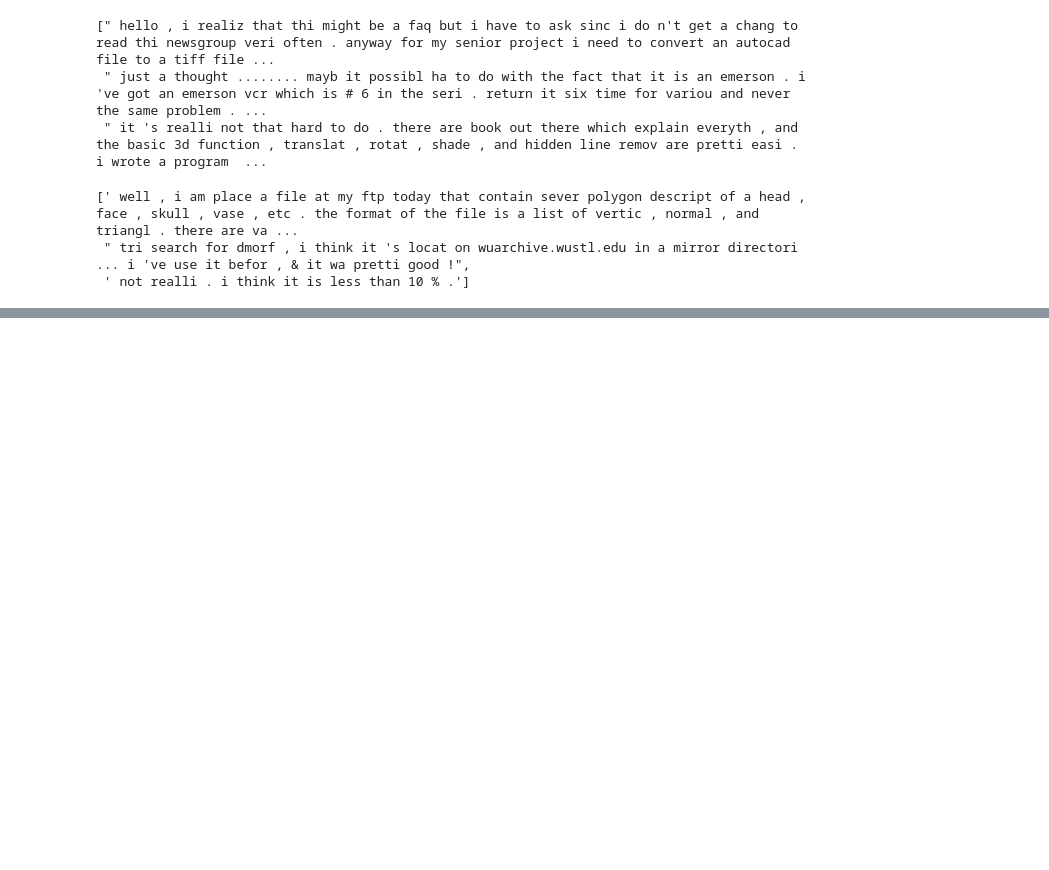
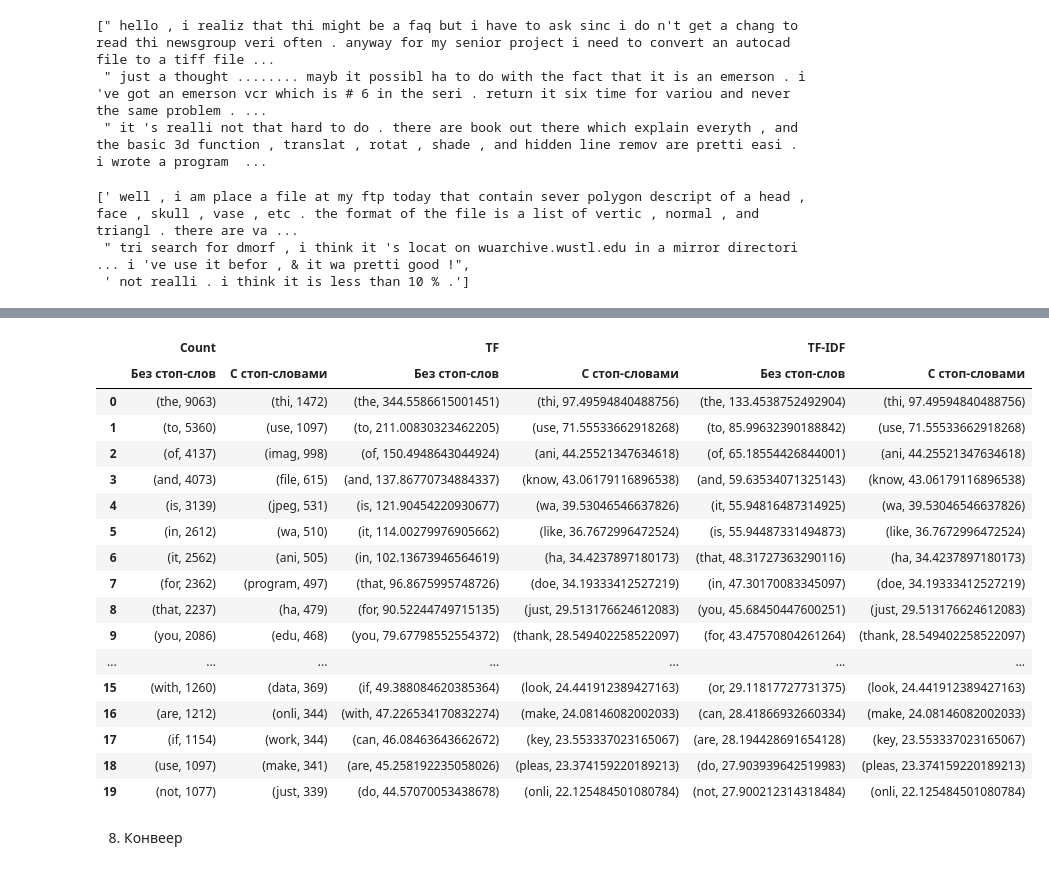
Before and after one commit to ruslooob/expert-systems, a Jupyter notebook: notebooks/2_lab.ipynb, the cells around one changed output, grey strips where cells are left out. Cells and saved outputs as stored; diff of their text form; code cells hidden in the pictures; blank space fills up the shorter version.

```diff
--- a/notebooks/2_lab.ipynb
+++ b/notebooks/2_lab.ipynb
@@ -585,0 +728,6 @@ None
+# %%
+vect = CountVectorizer(max_features=10000, stop_words='english')
+dtm = vect.fit_transform(test_tokenized)
+count_column_stem_stop_test = get_20_freq_words(vect, dtm)
+df_test_stem['Count', 'С стоп-словами'] = count_column_stem_stop_test
+count_column_stem_stop_test
@@ -585,0 +791,11 @@ None
+# %%
+vectorizer = CountVectorizer(max_features=10000, stop_words='english')
+dtm = vectorizer.fit_transform(test_tokenized)
+tfidf = TfidfTransformer(use_idf=False).fit_transform(dtm)
+
+feature_names = vectorizer.get_feature_names_out()
+tfidf_values = tfidf.toarray().sum(axis=0)
+
+tf_column_stem_stop_test = get_20_freq_words_idf(feature_names, tfidf_values)
+df_test_stem['TF', 'С стоп-словами'] = tf_column_stem_stop_test
+tf_column_stem_stop_test
@@ -585,0 +825,11 @@ None
+# %%
+vectorizer = CountVectorizer(max_features=10000)
+dtm = vectorizer.fit_transform(test_tokenized)
+tfidf = TfidfTransformer(use_idf=True).fit_transform(dtm)
+
+feature_names = vectorizer.get_feature_names_out()
+tfidf_values = tfidf.toarray().sum(axis=0)
+
+tf_idf_column_stem_test = get_20_freq_words_idf(feature_names, tfidf_values)
+df_test_stem['TF-IDF', 'Без стоп-слов'] = tf_idf_column_stem_test
+tf_idf_column_stem_test
@@ -585,0 +859,11 @@ None
+# %%
+vectorizer = CountVectorizer(max_features=10000, stop_words='english')
+dtm = vectorizer.fit_transform(test_tokenized)
+tfidf = TfidfTransformer(use_idf=False).fit_transform(dtm)
+
+feature_names = vectorizer.get_feature_names_out()
+tfidf_values = tfidf.toarray().sum(axis=0)
+
+tf_idf_column_stem_stop_test = get_20_freq_words_idf(feature_names, tfidf_values)
+df_test_stem['TF-IDF', 'С стоп-словами'] = tf_idf_column_stem_stop_test
+tf_idf_column_stem_stop_test
@@ -585,0 +954,21 @@ None
+# %%
+df_test_stem
+# %% [output]
+|  | Count |  | TF |  | TF-IDF |  |
+|  | Без стоп-слов | С стоп-словами | Без стоп-слов | С стоп-словами | Без стоп-слов | С стоп-словами |
+| 0 | (the, 9063) | (thi, 1472) | (the, 344.5586615001451) | (thi, 97.49594840488756) | (the, 133.4538752492904) | (thi, 97.49594840488756) |
+| 1 | (to, 5360) | (use, 1097) | (to, 211.00830323462205) | (use, 71.55533662918268) | (to, 85.99632390188842) | (use, 71.55533662918268) |
+| 2 | (of, 4137) | (imag, 998) | (of, 150.4948643044924) | (ani, 44.25521347634618) | (of, 65.18554426844001) | (ani, 44.25521347634618) |
+| 3 | (and, 4073) | (file, 615) | (and, 137.86770734884337) | (know, 43.06179116896538) | (and, 59.63534071325143) | (know, 43.06179116896538) |
+| 4 | (is, 3139) | (jpeg, 531) | (is, 121.90454220930677) | (wa, 39.53046546637826) | (it, 55.94816487314925) | (wa, 39.53046546637826) |
+| 5 | (in, 2612) | (wa, 510) | (it, 114.00279976905662) | (like, 36.7672996472524) | (is, 55.94487331494873) | (like, 36.7672996472524) |
+| 6 | (it, 2562) | (ani, 505) | (in, 102.13673946564619) | (ha, 34.4237897180173) | (that, 48.31727363290116) | (ha, 34.4237897180173) |
+| 7 | (for, 2362) | (program, 497) | (that, 96.8675995748726) | (doe, 34.19333412527219) | (in, 47.30170083345097) | (doe, 34.19333412527219) |
+| 8 | (that, 2237) | (ha, 479) | (for, 90.52244749715135) | (just, 29.513176624612083) | (you, 45.68450447600251) | (just, 29.513176624612083) |
+| 9 | (you, 2086) | (edu, 468) | (you, 79.67798552554372) | (thank, 28.549402258522097) | (for, 43.47570804261264) | (thank, 28.549402258522097) |
+| ... | ... | ... | ... | ... | ... | ... |
+| 15 | (with, 1260) | (data, 369) | (if, 49.388084620385364) | (look, 24.441912389427163) | (or, 29.11817727731375) | (look, 24.441912389427163) |
+| 16 | (are, 1212) | (onli, 344) | (with, 47.226534170832274) | (make, 24.08146082002033) | (can, 28.41866932660334) | (make, 24.08146082002033) |
+| 17 | (if, 1154) | (work, 344) | (can, 46.08463643662672) | (key, 23.553337023165067) | (are, 28.194428691654128) | (key, 23.553337023165067) |
+| 18 | (use, 1097) | (make, 341) | (are, 45.258192235058026) | (pleas, 23.374159220189213) | (do, 27.903939642519983) | (pleas, 23.374159220189213) |
+| 19 | (not, 1077) | (just, 339) | (do, 44.57070053438678) | (onli, 22.125484501080784) | (not, 27.900212314318484) | (onli, 22.125484501080784) |
@@ -585,0 +984,2 @@ None
+# %% [markdown]
+8. Конвеер
```
Also changed, not shown: parts of 108 cells of this notebook, 3 other files.
